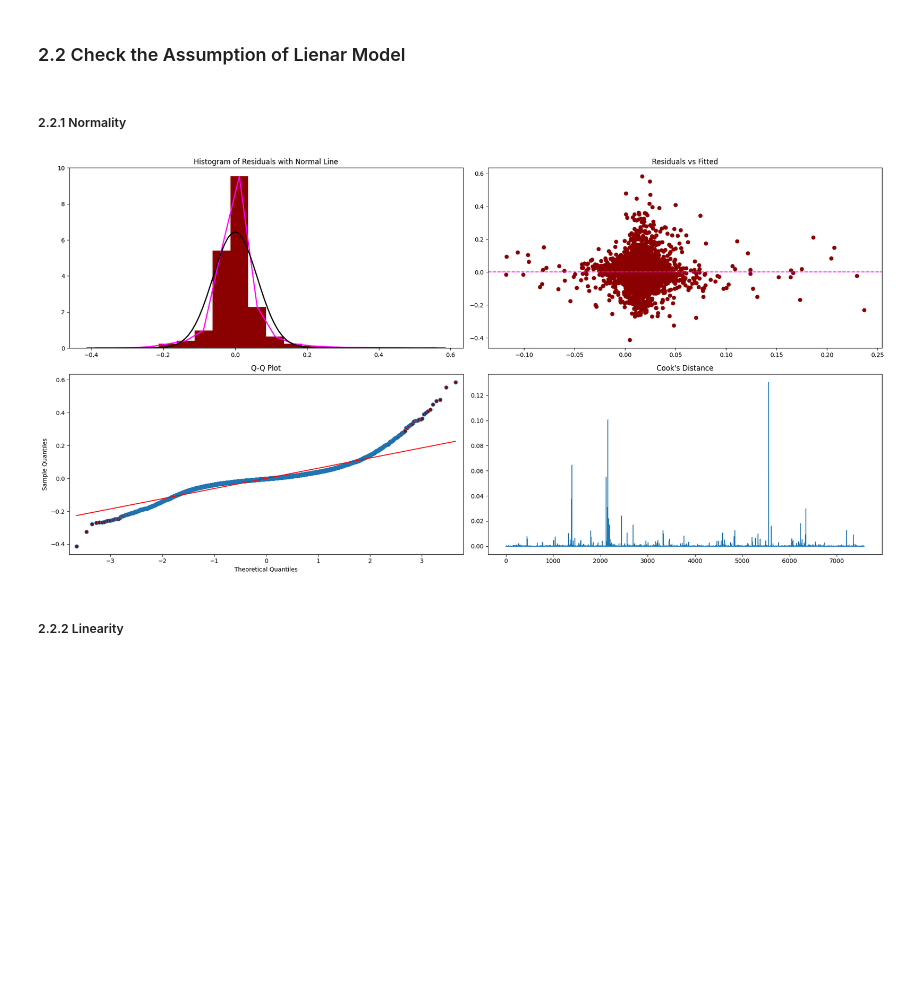
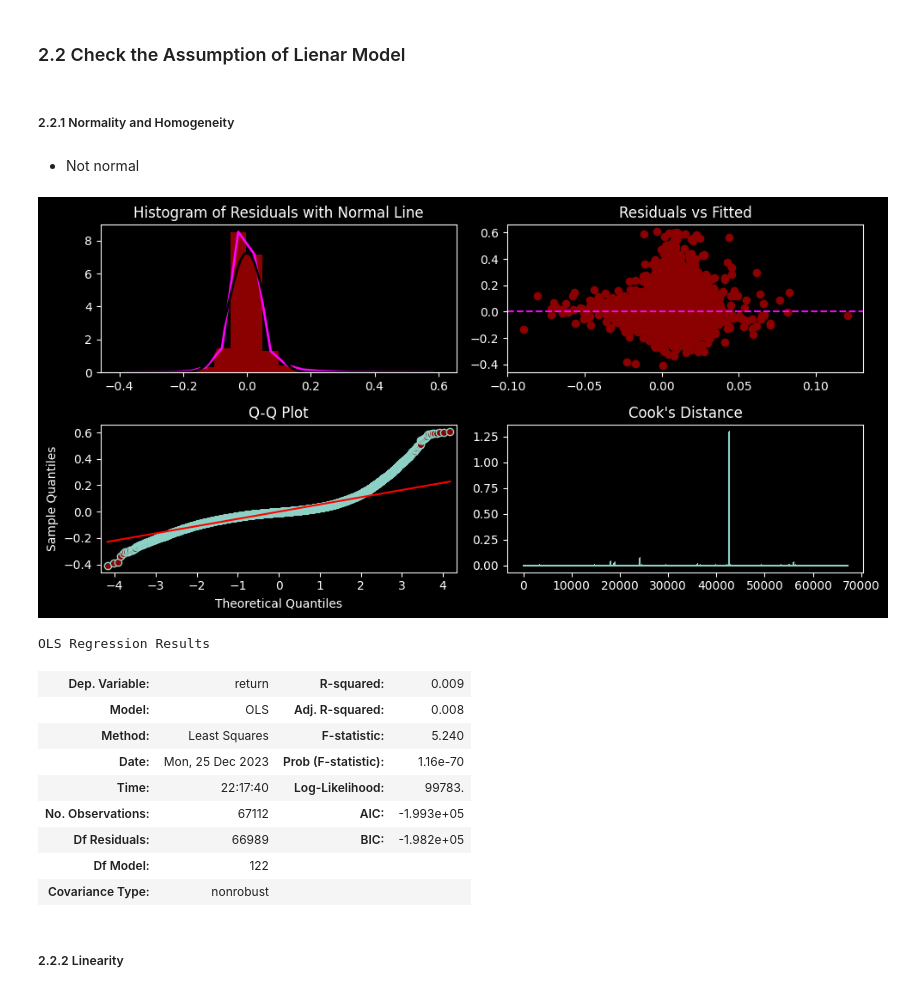
Before and after one commit to KJJHHH/Build-Portfolio, a Jupyter notebook: TEJ_portfolio/TEJ_Reg_Analysis.ipynb, the cells around one changed output. Drawn from its saved outputs; the diff is of its cells as text; code cells hidden in the pictures; blank space fills up the shorter version.

```diff
--- a/TEJ_portfolio/TEJ_Reg_Analysis.ipynb
+++ b/TEJ_portfolio/TEJ_Reg_Analysis.ipynb
@@ -444,4 +503,5 @@ Industry_Eng
 ### 2.1 Fit Linear Regression
 # %%
 # fit linear
-linear_reg = fit_linear(X_train, y_train)
+linear_reg = fit_linear(sm.add_constant(X_train), y_train)
+print(linear_reg.summary())
@@ -448,12 +526,24 @@ linear_reg = fit_linear(X_train, y_train)
 # %% [markdown]
 ### 2.2 Check the Assumption of Lienar Model
 # %% [markdown]
-##### 2.2.1 Normality
+##### 2.2.1 Normality and Homogeneity
-# %%
-# eps
-graphic_diagnostic(linear_reg)
-# %% [output]
-[figure, removed]
+# %% [markdown]
+- Not normal
+# %%
+graphic_diagnostic(linear_reg)
+linear_reg.summary().tables[0]
+# %% [output]
+[figure, added]
+OLS Regression Results
+| Dep. Variable: | return | R-squared: | 0.009 |
+| Model: | OLS | Adj. R-squared: | 0.008 |
+| Method: | Least Squares | F-statistic: | 5.240 |
+| Date: | Mon, 25 Dec 2023 | Prob (F-statistic): | 1.16e-70 |
+| Time: | 22:17:40 | Log-Likelihood: | 99783. |
+| No. Observations: | 67112 | AIC: | -1.993e+05 |
+| Df Residuals: | 66989 | BIC: | -1.982e+05 |
+| Df Model: | 122 |  |  |
+| Covariance Type: | nonrobust |  |  |
 # %% [markdown]
 ##### 2.2.2 Linearity
 # %% [markdown]
```
Also changed, not shown: parts of 25 cells of this notebook.
